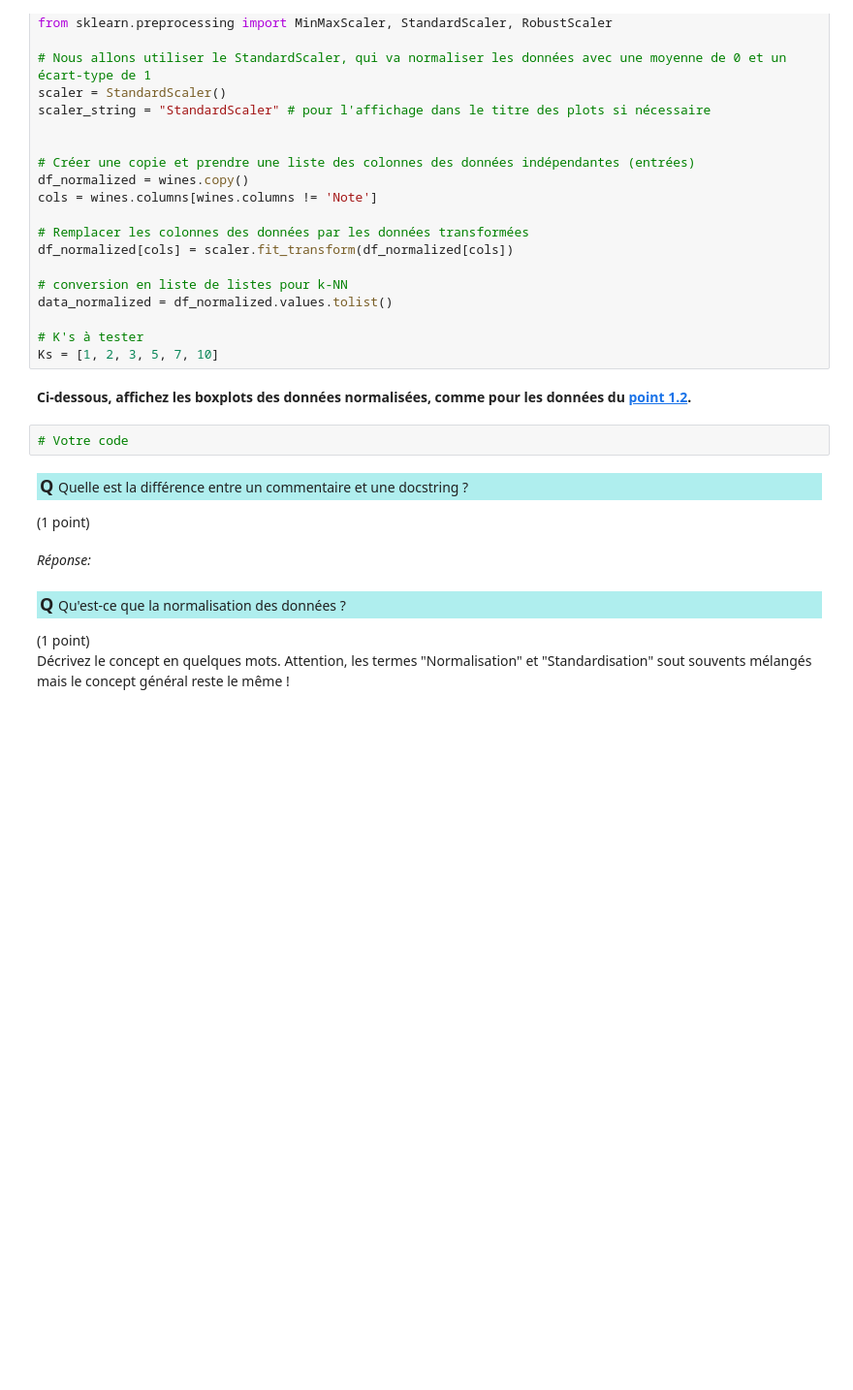
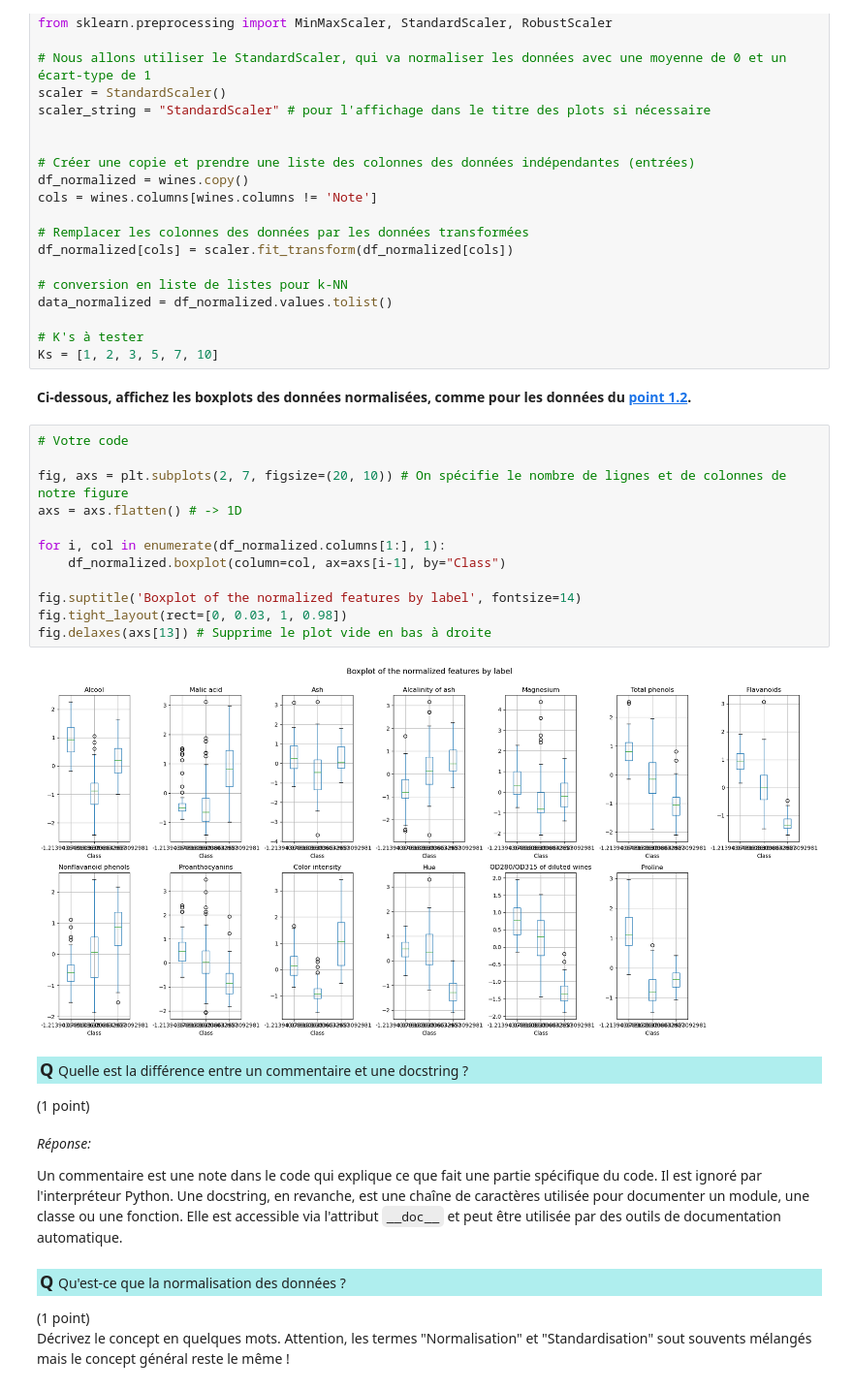
Before and after one commit to gabpereirach/isd_laboTP3, a Jupyter notebook: TP3_ISD_SA2024_Reymond_Pereira.ipynb, the cells around one changed output. Shown: that part at 97% size. Cells and saved outputs as stored; diff of their text form; blank space fills up the shorter version.

Commit message:
J'ai fait 2-3 trucs en python XD

```diff
--- a/TP3_ISD_SA2024_Reymond_Pereira.ipynb
+++ b/TP3_ISD_SA2024_Reymond_Pereira.ipynb
@@ -540,10 +673,24 @@ Ks = [1, 2, 3, 5, 7, 10]
 **Ci-dessous, affichez les boxplots des données normalisées, comme pour les données du [point 1.2](#Part12).**
 # %%
 # Votre code
+
+fig, axs = plt.subplots(2, 7, figsize=(20, 10)) # On spécifie le nombre de lignes et de colonnes de notre figure
+axs = axs.flatten() # -> 1D
+
+for i, col in enumerate(df_normalized.columns[1:], 1):
+    df_normalized.boxplot(column=col, ax=axs[i-1], by="Class")
+
+fig.suptitle('Boxplot of the normalized features by label', fontsize=14)
+fig.tight_layout(rect=[0, 0.03, 1, 0.98])
+fig.delaxes(axs[13]) # Supprime le plot vide en bas à droite
+# %% [output]
+[figure, added]
 # %% [markdown]
 <p style="background-color:#AFEEEE;padding:3px"><font size="4"><b>Q </b></font>Quelle est la différence entre un commentaire et une docstring ? </p> (1 point)
 # %% [markdown]
 *Réponse:*
+
+Un commentaire est une note dans le code qui explique ce que fait une partie spécifique du code. Il est ignoré par l'interpréteur Python. Une docstring, en revanche, est une chaîne de caractères utilisée pour documenter un module, une classe ou une fonction. Elle est accessible via l'attribut `__doc__` et peut être utilisée par des outils de documentation automatique.
 # %% [markdown]
 <p style="background-color:#AFEEEE;padding:3px"><font size="4"><b>Q </b></font> Qu'est-ce que la normalisation des données ? </p> (1 point)
 
```
Also changed, not shown: parts of 13 cells of this notebook.
